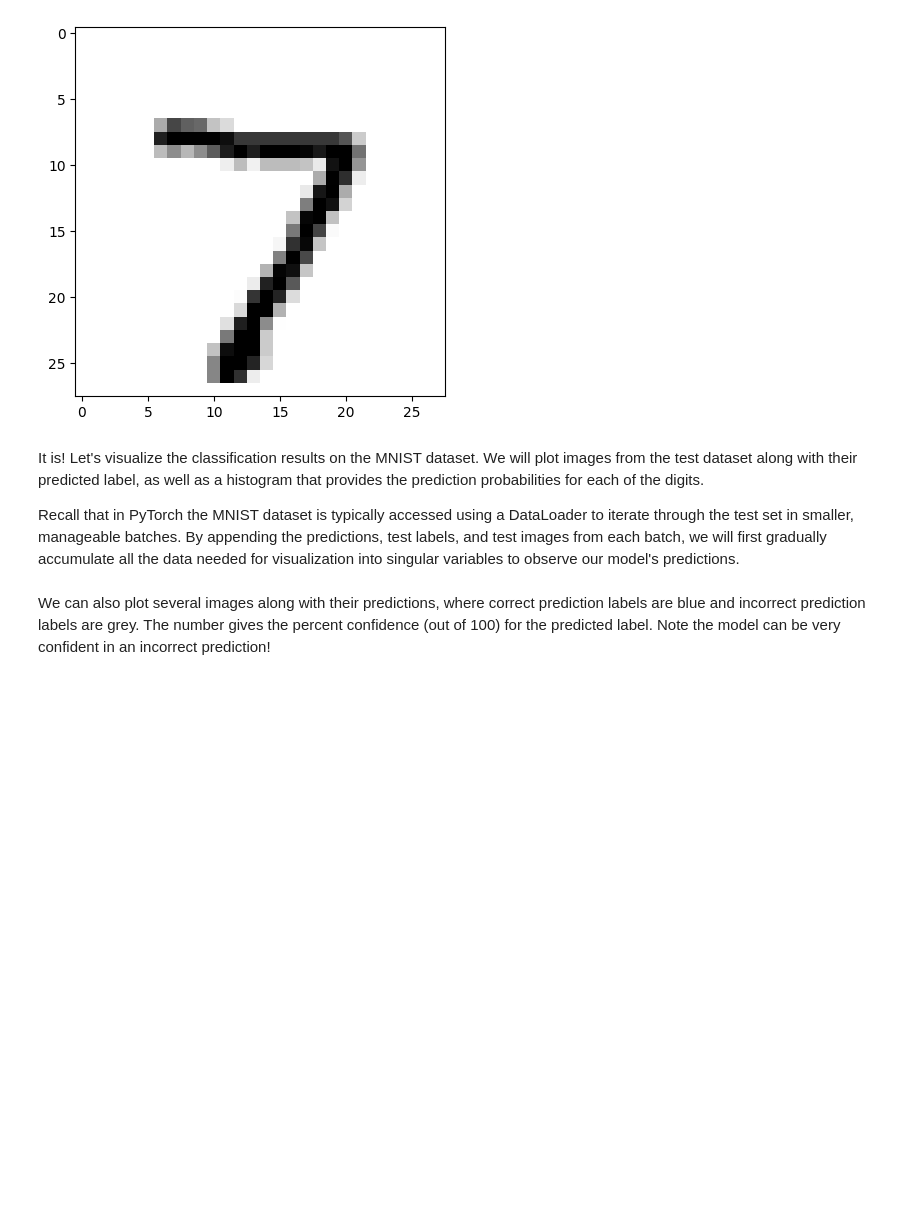
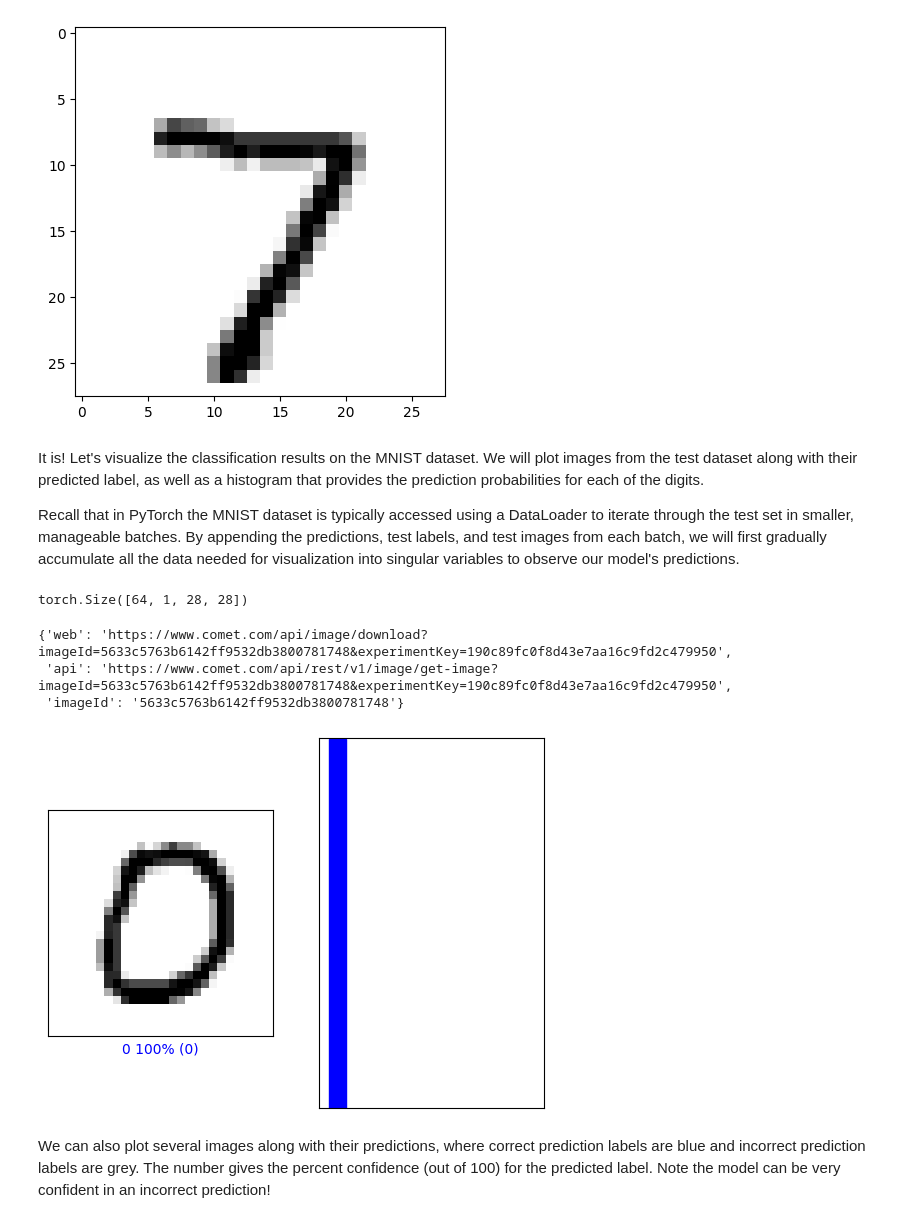
Before and after one commit to natydavid/introtodeeplearning_2025, a Jupyter notebook: lab2/PT_Part1_MNIST.ipynb, the cells around one changed output. Drawn from its saved outputs; the diff is of its cells as text; code cells hidden in the pictures; blank space fills up the shorter version.

```diff
--- a/lab2/PT_Part1_MNIST.ipynb
+++ b/lab2/PT_Part1_MNIST.ipynb
@@ -586,6 +578,10 @@ Label of this digit is: 7
 It is! Let's visualize the classification results on the MNIST dataset. We will plot images from the test dataset along with their predicted label, as well as a histogram that provides the prediction probabilities for each of the digits.
 
 Recall that in PyTorch the MNIST dataset is typically accessed using a DataLoader to iterate through the test set in smaller, manageable batches. By appending the predictions, test labels, and test images from each batch, we will first gradually accumulate all the data needed for visualization into singular variables to observe our model's predictions.
+# %%
+images.shape
+# %% [output]
+torch.Size([64, 1, 28, 28])
 # %%
 # Initialize variables to store all data
 all_predictions = []
@@ -595,6 +591,9 @@ all_images = []
 # Process test set in batches
 with torch.no_grad():
     for images, labels in testset_loader:
+        # Move tensors to the same device as the model
+        images, labels = images.to(device), labels.to(device)
+
         outputs = cnn_model(images)
 
         # Apply softmax to get probabilities from the predicted logits
@@ -618,12 +617,17 @@ test_images = all_images.cpu().numpy()       # Shape: (total_samples, 1, 28, 28)
 # %%
 #@title Change the slider to look at the model's predictions! { run: "auto" }
 
-image_index = 79 #@param {type:"slider", min:0, max:100, step:1}
+image_index = 10 #@param {type:"slider", min:0, max:100, step:1}
 plt.subplot(1,2,1)
 mdl.lab2.plot_image_prediction(image_index, predictions, test_labels, test_images)
 plt.subplot(1,2,2)
 mdl.lab2.plot_value_prediction(image_index, predictions, test_labels)
 comet_model_2.log_figure(figure=plt)
+# %% [output]
+{'web': 'https://www.comet.com/api/image/download?imageId=5633c5763b6142ff9532db3800781748&experimentKey=190c89fc0f8d43e7aa16c9fd2c479950',
+ 'api': 'https://www.comet.com/api/rest/v1/image/get-image?imageId=5633c5763b6142ff9532db3800781748&experimentKey=190c89fc0f8d43e7aa16c9fd2c479950',
+ 'imageId': '5633c5763b6142ff9532db3800781748'}
+[figure, added]
 # %% [markdown]
 We can also plot several images along with their predictions, where correct prediction labels are blue and incorrect prediction labels are grey. The number gives the percent confidence (out of 100) for the predicted label. Note the model can be very confident in an incorrect prediction!
 # %%
```
Also changed, not shown: parts of 6 cells of this notebook.
